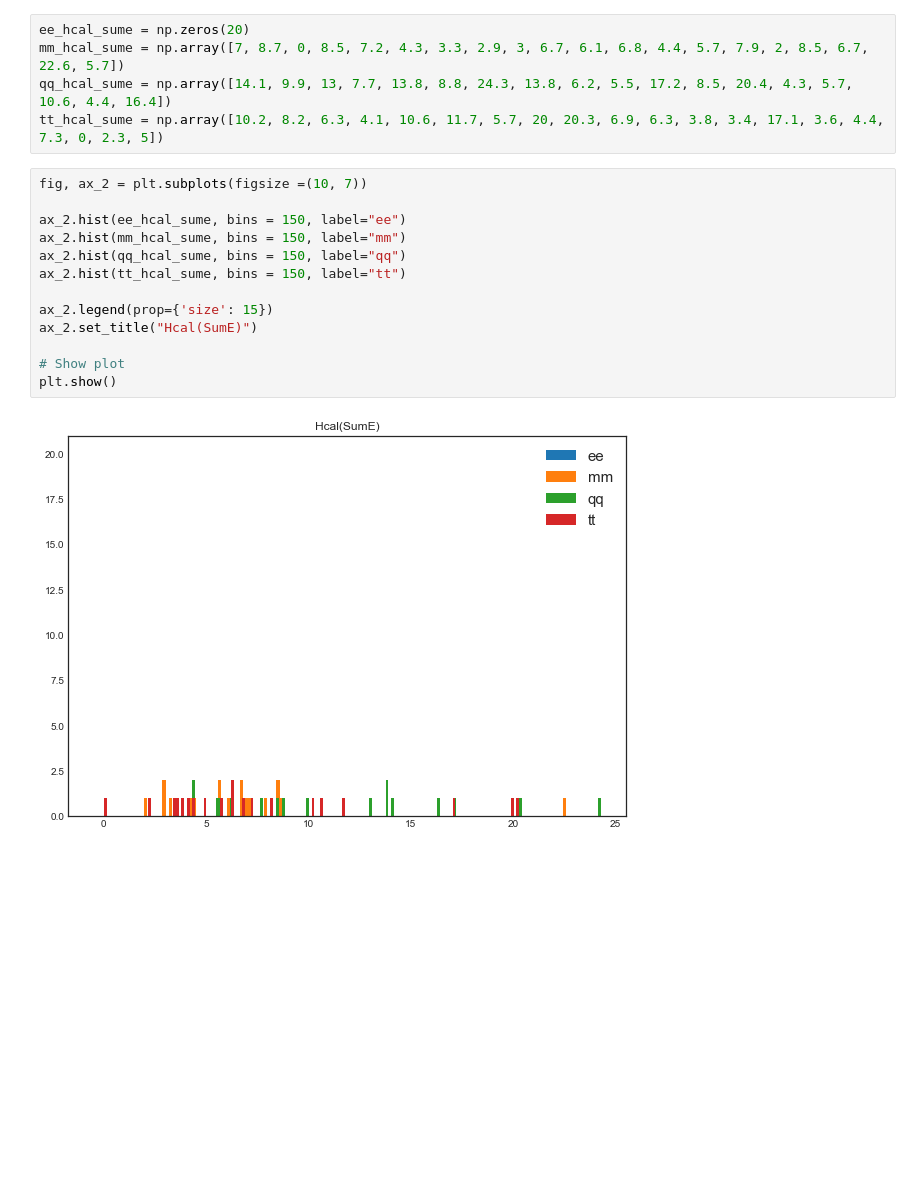
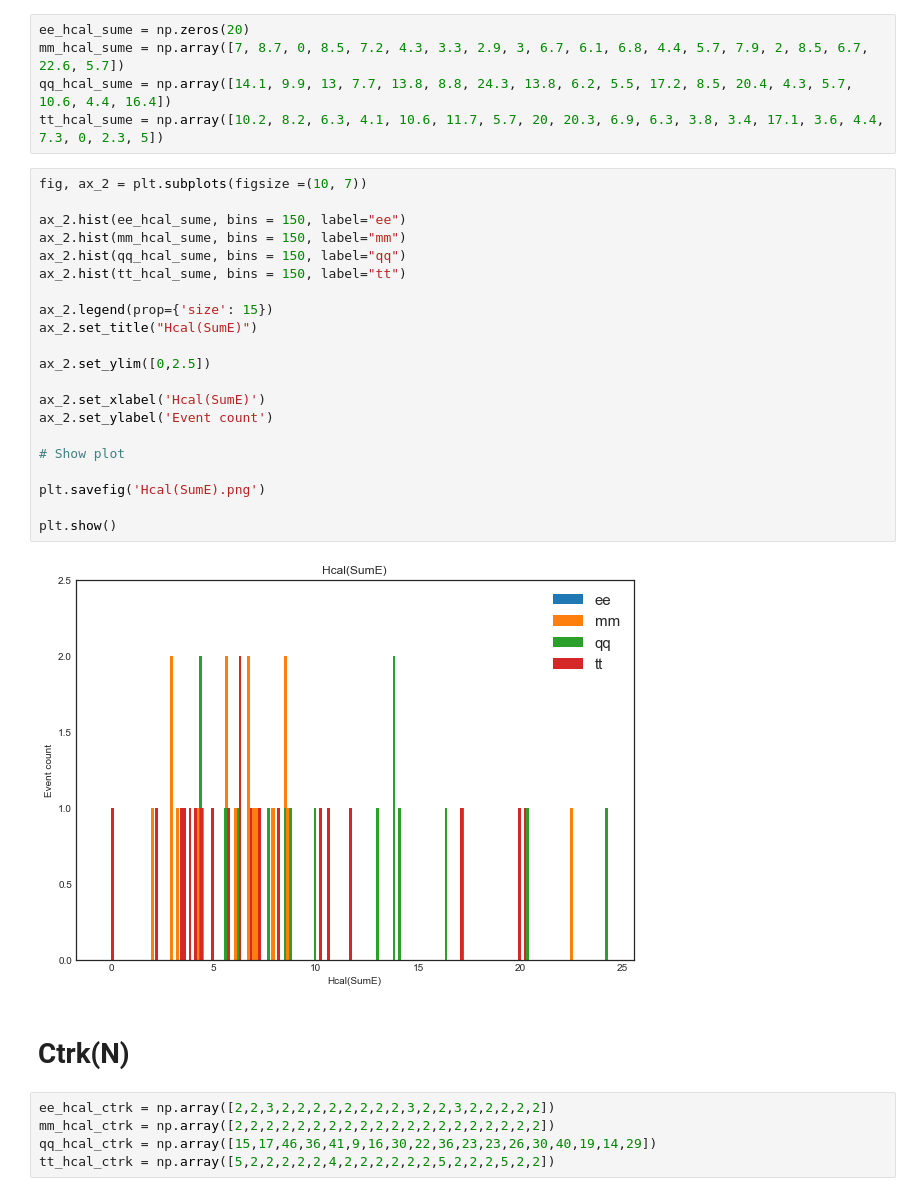
Before and after one commit to PugsGHub/E213Lab, a Jupyter notebook: 2. Analysis/histograms.ipynb, the cells around one changed output. Saved outputs shown, nothing was run; the diff lists cells and outputs as text; blank space fills up the shorter version.

```diff
--- a/2. Analysis/histograms.ipynb
+++ b/2. Analysis/histograms.ipynb
@@ -36,15 +40,30 @@ tt_hcal_sume = np.array([10.2, 8.2, 6.3, 4.1, 10.6, 11.7, 5.7, 20, 20.3, 6.9, 6.
 # %%
 fig, ax_2 = plt.subplots(figsize =(10, 7))
 
 ax_2.hist(ee_hcal_sume, bins = 150, label="ee")
 ax_2.hist(mm_hcal_sume, bins = 150, label="mm")
 ax_2.hist(qq_hcal_sume, bins = 150, label="qq")
 ax_2.hist(tt_hcal_sume, bins = 150, label="tt")
 
 ax_2.legend(prop={'size': 15})
 ax_2.set_title("Hcal(SumE)")
 
+ax_2.set_ylim([0,2.5])
+
+ax_2.set_xlabel('Hcal(SumE)')
+ax_2.set_ylabel('Event count')
+
 # Show plot
+
+plt.savefig('Hcal(SumE).png')
+
 plt.show()
 # %% [output]
-[figure, old version]
+[figure, new version]
+# %% [markdown]
+# Ctrk(N)
+# %%
+ee_hcal_ctrk = np.array([2,2,3,2,2,2,2,2,2,2,2,3,2,2,3,2,2,2,2,2])
+mm_hcal_ctrk = np.array([2,2,2,2,2,2,2,2,2,2,2,2,2,2,2,2,2,2,2,2])
+qq_hcal_ctrk = np.array([15,17,46,36,41,9,16,30,22,36,23,23,26,30,40,19,14,29])
+tt_hcal_ctrk = np.array([5,2,2,2,2,2,4,2,2,2,2,2,2,5,2,2,2,5,2,2])
```
Also changed, not shown: parts of 5 cells of this notebook, 6 other files.
